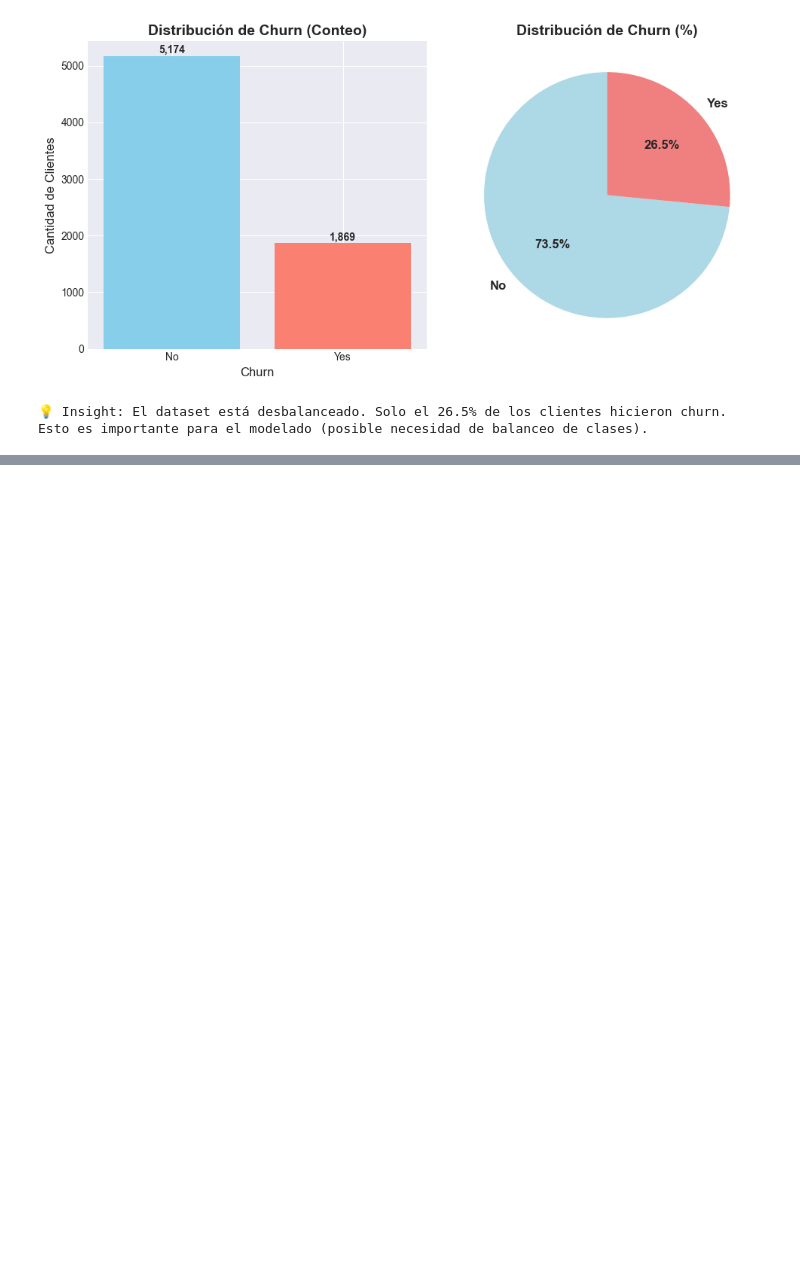
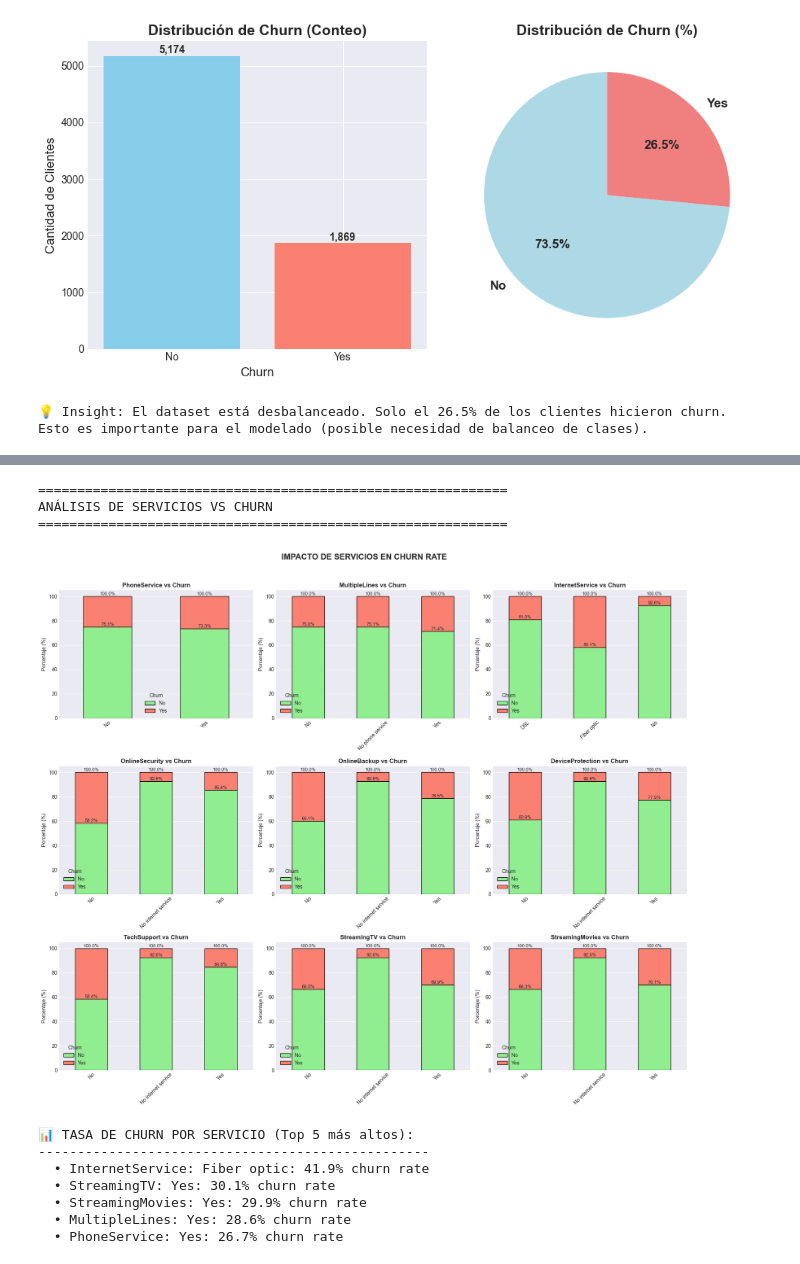
Before and after one commit to melinalarramendy/proyecto-churn-telecom, a Jupyter notebook: notebooks/01_eda_churn_telecom.ipynb, the cells around one changed output, grey strips where cells are left out. Cells and saved outputs as stored; diff of their text form; code cells hidden in the pictures; blank space fills up the shorter version.

```diff
--- a/notebooks/01_eda_churn_telecom.ipynb
+++ b/notebooks/01_eda_churn_telecom.ipynb
@@ -202,0 +257,16 @@ Esto es importante para el modelado (posible necesidad de balanceo de clases).
+# %%
+# Análisis de servicios contratados
+print("=" * 60)
+print("ANÁLISIS DE SERVICIOS CONTRATADOS")
+print("=" * 60)
+
+# Identificar columnas de servicios
+service_cols = ['PhoneService', 'MultipleLines', 'InternetService',
+                'OnlineSecurity', 'OnlineBackup', 'DeviceProtection',
+                'TechSupport', 'StreamingTV', 'StreamingMovies']
+
+print("📱 Servicios más comunes:")
+for col in service_cols:
+    if col in df.columns:
+        print(f"\n{col}:")
+        print(df[col].value_counts(normalize=True).round(2))
@@ -202,0 +291,61 @@ Esto es importante para el modelado (posible necesidad de balanceo de clases).
+# %%
+# Análisis detallado de servicios vs churn
+print("=" * 60)
+print("ANÁLISIS DE SERVICIOS VS CHURN")
+print("=" * 60)
+
+fig, axes = plt.subplots(3, 3, figsize=(18, 15))
+axes = axes.flatten()
+
+for idx, col in enumerate(service_cols[:9]):  # Solo las primeras 9
+    if col in df.columns:
+        # Crear tabla de contingencia
+        contingency = pd.crosstab(df[col], df['Churn'], normalize='index') * 100
+
+        # Gráfico de barras apiladas
+        contingency.plot(kind='bar', ax=axes[idx], stacked=True,
+                        color=['lightgreen', 'salmon'], edgecolor='black')
+
+        axes[idx].set_title(f'{col} vs Churn', fontsize=12, fontweight='bold')
+        axes[idx].set_xlabel('')
+        axes[idx].set_ylabel('Porcentaje (%)')
+        axes[idx].legend(title='Churn', labels=['No', 'Yes'])
+        axes[idx].tick_params(axis='x', rotation=45)
+
+        # Agregar anotaciones
+        for container in axes[idx].containers:
+            axes[idx].bar_label(container, fmt='%.1f%%', fontsize=9)
+
+plt.suptitle('IMPACTO DE SERVICIOS EN CHURN RATE', fontsize=16, fontweight='bold', y=1.02)
+plt.tight_layout()
+plt.show()
+
+# Análisis numérico
+print("\n📊 TASA DE CHURN POR SERVICIO (Top 5 más altos):")
+print("-" * 50)
+
+churn_rates_services = {}
+for col in service_cols:
+    if col in df.columns:
+        temp_df = df.groupby(col)['Churn'].apply(lambda x: (x == 'Yes').mean() * 100)
+        for service, rate in temp_df.items():
+            if service not in ['No', 'No internet service']:
+                churn_rates_services[f"{col}: {service}"] = rate
+
+# Ordenar de mayor a menor
+sorted_services = sorted(churn_rates_services.items(), key=lambda x: x[1], reverse=True)
+
+for service, rate in sorted_services[:5]:
+    print(f"  • {service}: {rate:.1f}% churn rate")
+# %% [output]
+============================================================
+ANÁLISIS DE SERVICIOS VS CHURN
+============================================================
+[figure, added]
+📊 TASA DE CHURN POR SERVICIO (Top 5 más altos):
+--------------------------------------------------
+  • InternetService: Fiber optic: 41.9% churn rate
+  • StreamingTV: Yes: 30.1% churn rate
+  • StreamingMovies: Yes: 29.9% churn rate
+  • MultipleLines: Yes: 28.6% churn rate
+  • PhoneService: Yes: 26.7% churn rate
```
Also changed, not shown: parts of 5 cells of this notebook, 4 other files.
